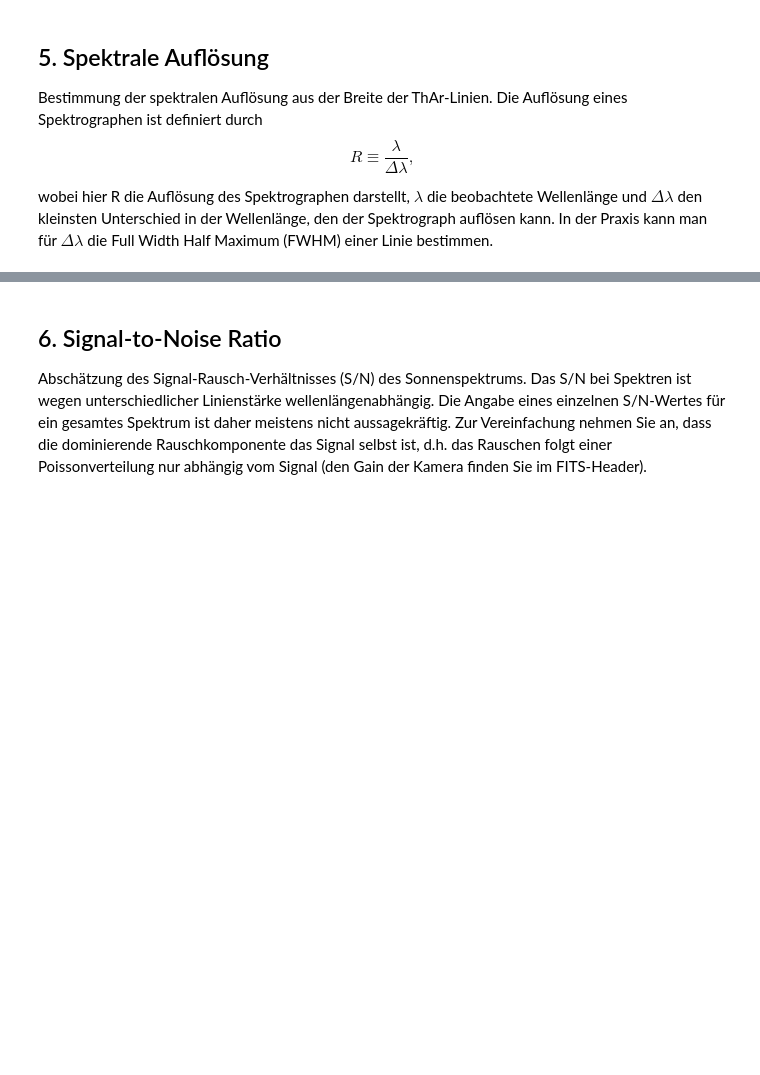
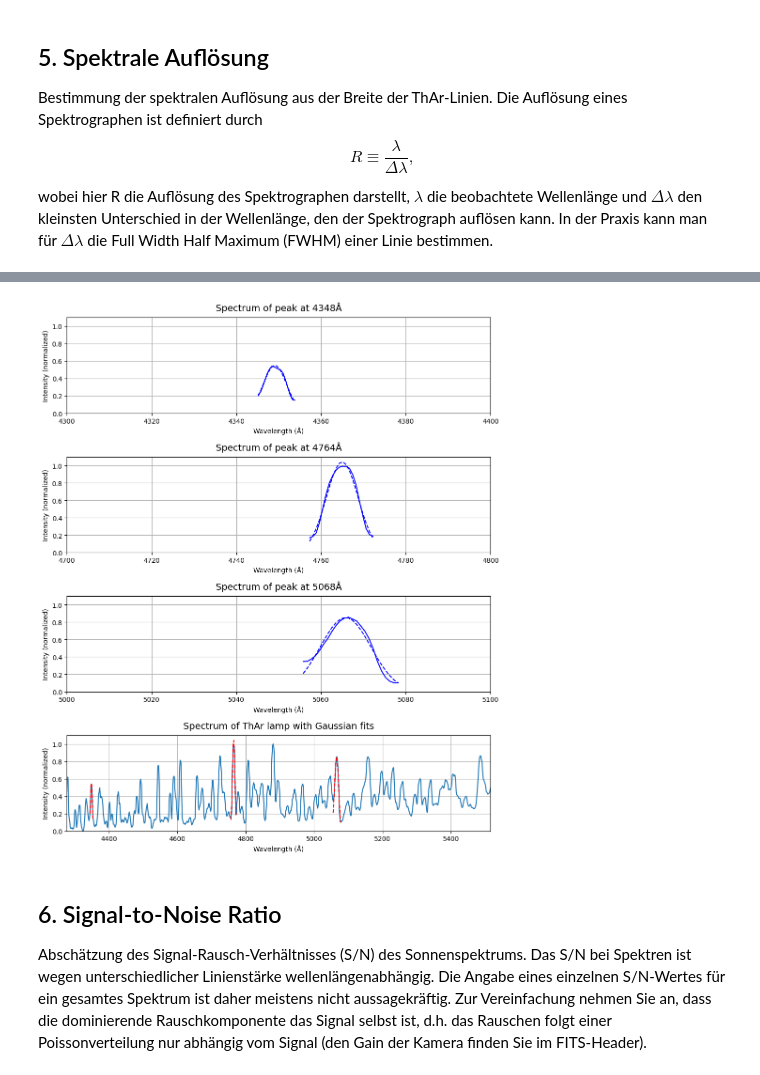
Before and after one commit to B0whunt3r21/AstroPrak, a Jupyter notebook: SolarSpectrum/Auswertungshilfe.ipynb, the cells around one changed output, grey strips where cells are left out. Drawn from its saved outputs; the diff is of its cells as text; code cells hidden in the pictures; blank space fills up the shorter version.

```diff
--- a/SolarSpectrum/Auswertungshilfe.ipynb
+++ b/SolarSpectrum/Auswertungshilfe.ipynb
@@ -433,3 +487,51 @@ Resolution: 559.1457314724818
+# %%
+# relevant peaks and Gaussian fits
+fig, ax = plt.subplots(4, 1, figsize=(10, 12))
+ax[0].plot(wavelength_ThAr_peak1, spectrum_ThAr_peak1, color='blue')
+ax[0].plot(wavelength_ThAr_peak1, gaussian_ThAr_peak1(wavelength_ThAr_peak1), color='blue', linestyle='dashed')
+#ax[0].set_xlim(min(wavelength_ThAr_peak1), max(wavelength_ThAr_peak1))
+ax[0].set_xlim(4300, 4400)
+ax[0].set_ylim(0, 1.1)
+ax[0].set_xlabel(r'Wavelength (Å)')
+ax[0].set_ylabel('Intensity (normalized)')
+ax[0].set_title('Spectrum of peak at 4348Å', fontsize=14, pad=10)
+ax[0].grid()
+
+ax[1].plot(wavelength_ThAr_peak2, spectrum_ThAr_peak2, color='blue')
+ax[1].plot(wavelength_ThAr_peak2, gaussian_ThAr_peak2(wavelength_ThAr_peak2), color='blue', linestyle='dashed')
+#ax[1].set_xlim(min(wavelength_ThAr_peak2), max(wavelength_ThAr_peak2))
+ax[1].set_xlim(4700, 4800)
+ax[1].set_ylim(0, 1.1)
+ax[1].set_xlabel(r'Wavelength (Å)')
+ax[1].set_ylabel('Intensity (normalized)')
+ax[1].set_title('Spectrum of peak at 4764Å', fontsize=14, pad=10)
+ax[1].grid()
+
+ax[2].plot(wavelength_ThAr_peak3, spectrum_ThAr_peak3, color='blue')
+ax[2].plot(wavelength_ThAr_peak3, gaussian_ThAr_peak3(wavelength_ThAr_peak3), color='blue', linestyle='dashed')
+#ax[2].set_xlim(min(wavelength_ThAr_peak3), max(wavelength_ThAr_peak3))
+ax[2].set_xlim(5000, 5100)
+ax[2].set_ylim(0, 1.1)
+ax[2].set_xlabel(r'Wavelength (Å)')
+ax[2].set_ylabel('Intensity (normalized)')
+ax[2].set_title('Spectrum of peak at 5068Å', fontsize=14, pad=10)
+ax[2].grid()
+
+ax[3].plot(y_fit_3, ThArSpect_normalized)
+ax[3].plot(wavelength_ThAr_peak1, gaussian_ThAr_peak1(wavelength_ThAr_peak1), color='red', linestyle='dashed')
+ax[3].plot(wavelength_ThAr_peak2, gaussian_ThAr_peak2(wavelength_ThAr_peak2), color='red', linestyle='dashed')
+ax[3].plot(wavelength_ThAr_peak3, gaussian_ThAr_peak3(wavelength_ThAr_peak3), color='red', linestyle='dashed')
+ax[3].set_xlim(min(y_fit_3), max(y_fit_3))
+ax[3].set_ylim(0, 1.1)
+ax[3].set_xlabel(r'Wavelength (Å)')
+ax[3].set_ylabel('Intensity (normalized)')
+ax[3].set_title('Spectrum of ThAr lamp with Gaussian fits', fontsize=14, pad=10)
+ax[3].grid()
+
+plt.tight_layout()
+plt.show()
+# %% [output]
+[figure, added]
 # %% [markdown]
 ## 6. Signal-to-Noise Ratio
 
```
Also changed, not shown: parts of 3 cells of this notebook.
